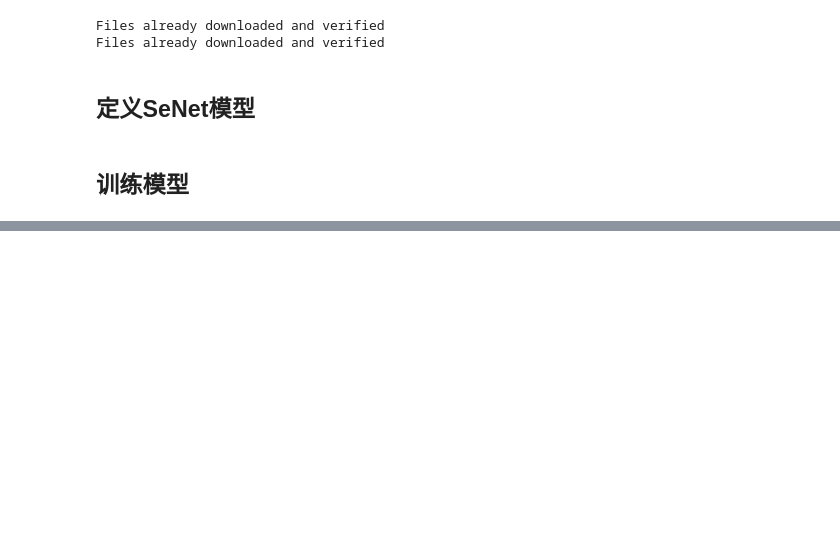
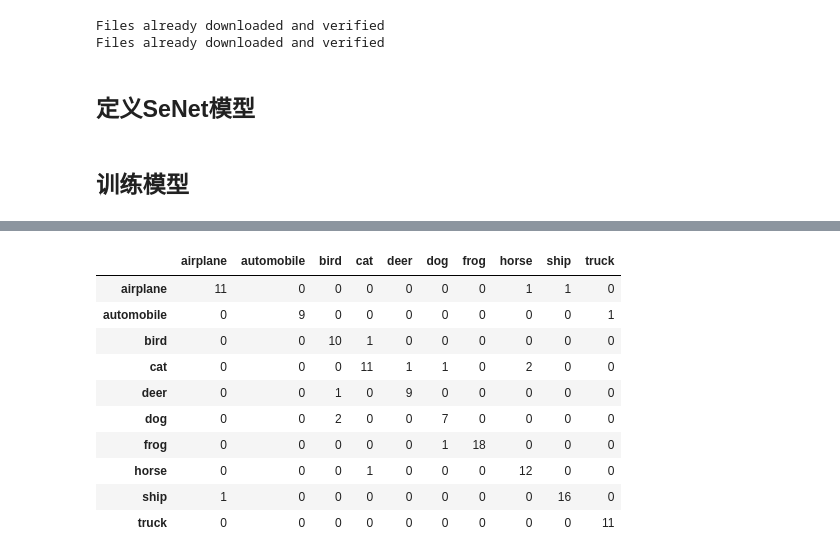
Before and after one commit to madao33/computer-vision-learning, a Jupyter notebook: SeNet/codes/SeNet.ipynb, the cells around one changed output, grey strips where cells are left out. Cells and saved outputs as stored; diff of their text form; code cells hidden in the pictures; blank space fills up the shorter version.

```diff
--- a/SeNet/codes/SeNet.ipynb
+++ b/SeNet/codes/SeNet.ipynb
@@ -180,0 +199,3 @@ for epoch in range(1, EPOCHS + 1):
+# %%
+net.load_state_dict(torch.load('data\\checkpoint\\checkpoint-0040.bin', map_location=torch.device('cpu')))
+net.eval()
@@ -180,0 +273,15 @@ for epoch in range(1, EPOCHS + 1):
+# %%
+df = pd.DataFrame(conf_mat, index=test_dataset.classes, columns=test_dataset.classes)
+df
+# %% [output]
+|  | airplane | automobile | bird | cat | deer | dog | frog | horse | ship | truck |
+| airplane | 11 | 0 | 0 | 0 | 0 | 0 | 0 | 1 | 1 | 0 |
+| automobile | 0 | 9 | 0 | 0 | 0 | 0 | 0 | 0 | 0 | 1 |
+| bird | 0 | 0 | 10 | 1 | 0 | 0 | 0 | 0 | 0 | 0 |
+| cat | 0 | 0 | 0 | 11 | 1 | 1 | 0 | 2 | 0 | 0 |
+| deer | 0 | 0 | 1 | 0 | 9 | 0 | 0 | 0 | 0 | 0 |
+| dog | 0 | 0 | 2 | 0 | 0 | 7 | 0 | 0 | 0 | 0 |
+| frog | 0 | 0 | 0 | 0 | 0 | 1 | 18 | 0 | 0 | 0 |
+| horse | 0 | 0 | 0 | 1 | 0 | 0 | 0 | 12 | 0 | 0 |
+| ship | 1 | 0 | 0 | 0 | 0 | 0 | 0 | 0 | 16 | 0 |
+| truck | 0 | 0 | 0 | 0 | 0 | 0 | 0 | 0 | 0 | 11 |
```
Also changed, not shown: parts of 10 cells of this notebook.
